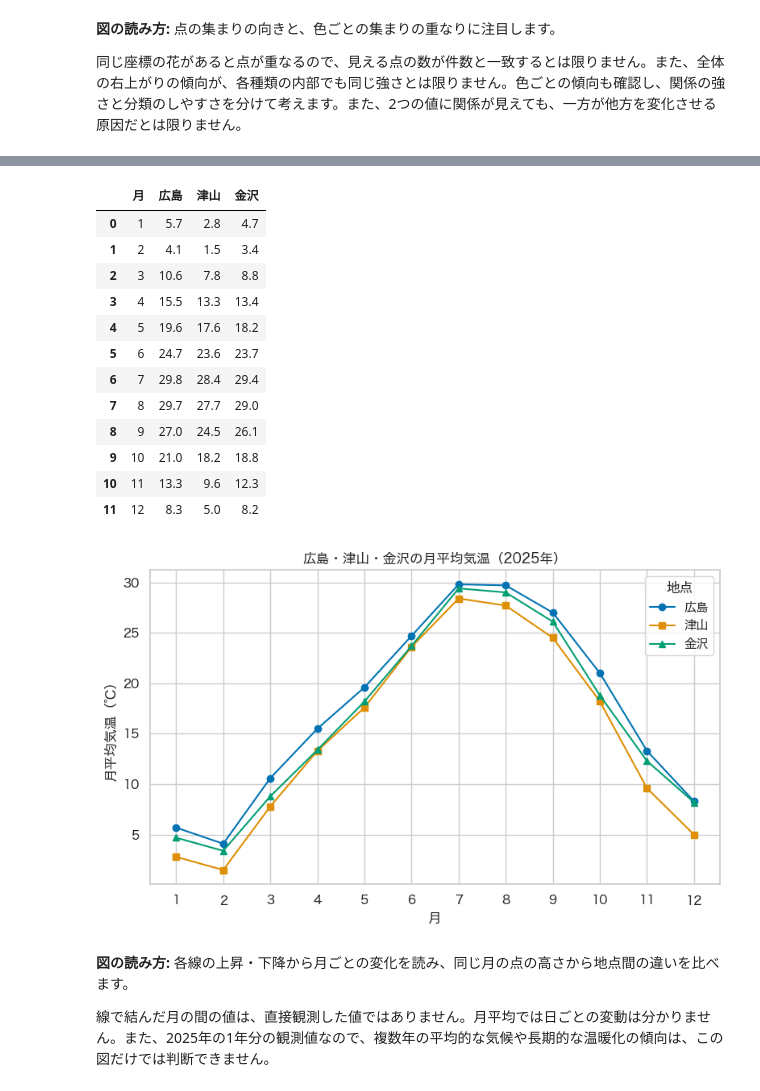
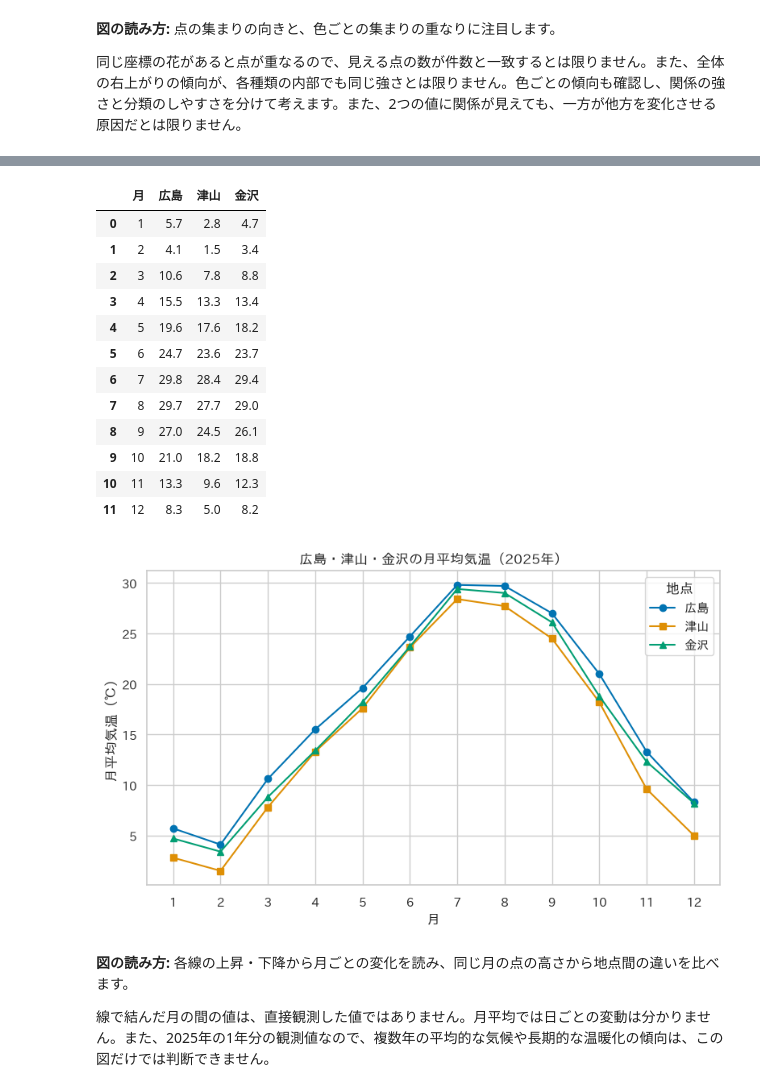
Before and after one commit to KazuhisaFujita/MachineLearning_training, a Jupyter notebook: notebook/lesson02_eda_template.ipynb, the cells around one changed output, grey strips where cells are left out. Cells and saved outputs as stored; diff of their text form; code cells hidden in the pictures.

```diff
--- a/notebook/lesson02_eda_template.ipynb
+++ b/notebook/lesson02_eda_template.ipynb
@@ -542,5 +542,7 @@ petal length (cm) の度数分布表（階級数 = 18）
 # %%
 # ===== ライブラリ読み込み =====
+%pip install -q japanize-matplotlib
+
 import matplotlib.pyplot as plt # グラフ描画用: 棒グラフや折れ線グラフなど、さまざまな図を描くための基本ライブラリ
 import seaborn as sns           # データ可視化用: DataFrameの列を指定し、種類による色分けなどを行いやすくするライブラリ
 
@@ -548,12 +550,9 @@ import seaborn as sns           # データ可視化用: DataFrameの列を指
 # 'whitegrid' は背景にうっすらと罫線を引くスタイル。データの高低が見やすくなります。
 sns.set_theme(style='whitegrid')
 
-# 日本語をグラフに表示するためのフォント設定（日本語がないと文字化けして ■ になってしまいます）
-plt.rcParams['font.family'] = 'sans-serif' #フォントの設定
-plt.rcParams['font.sans-serif'] = [
-    'Hiragino Sans', 'Yu Gothic', 'Noto Sans CJK JP', 'IPAexGothic',
-    'Arial Unicode MS', 'DejaVu Sans'
-] #フォントの設定: macOS / Windows / Linux でそれぞれ日本語を表示できるフォントを順に試します
+# グラフの日本語表示を設定します。
+import japanize_matplotlib
+japanize_matplotlib.japanize()
 
 # 同じ種類は、どの図でも同じ順序・同じ色で表示する
 species_order = list(iris.target_names)
@@ -795,16 +794,20 @@ CSVは、各行の値をカンマで区切って保存した表形式のファ
 # %%
 # ===== 気象データの折れ線グラフ =====
 from pathlib import Path
+from urllib.request import urlopen
 
-# CSVを読み込む（Notebookのフォルダ、またはリポジトリのルートから実行）
+# 教材CSVを用意します（手元になければGitHubから自動取得します）。
 weather_csv = Path('datasets/monthly_mean_temperature_2025.csv')
-if not weather_csv.exists():
+if not weather_csv.exists() and Path('notebook/datasets/monthly_mean_temperature_2025.csv').exists():
     weather_csv = Path('notebook/datasets/monthly_mean_temperature_2025.csv')
 if not weather_csv.exists():
-    raise FileNotFoundError(
-        '気象CSVが見つかりません。datasetsフォルダに '
-        'monthly_mean_temperature_2025.csvを置いてください。'
-    )
+    with urlopen(
+        'https://raw.githubusercontent.com/KazuhisaFujita/MachineLearning_training/main/notebook/datasets/'
+        'monthly_mean_temperature_2025.csv', timeout=30
+    ) as response:
+        csv_data = response.read()
+    weather_csv.parent.mkdir(parents=True, exist_ok=True)
+    weather_csv.write_bytes(csv_data)
 weather_df = pd.read_csv(weather_csv, encoding='utf-8-sig').sort_values('月')
 display(weather_df)
 
@@ -816,34 +819,34 @@ plt.figure(figsize=(8, 5))
 for city, color, marker in zip(cities, weather_colors, weather_markers):
     plt.plot(
         weather_df['月'], weather_df[city],
         label=city, color=color, marker=marker
     )
 
 plt.title('広島・津山・金沢の月平均気温（2025年）')
 plt.xlabel('月')
 plt.ylabel('月平均気温（℃）')
 plt.xticks(range(1, 13))  # 横軸に1〜12月を表示する
 plt.legend(title='地点')
 plt.tight_layout()
 plt.show()
 
 # TODO: 各地点で気温が最も高い月・低い月を、表と図で確認する
 # TODO: 地点間の気温差が大きい月と小さい月を探す
 # %% [output]
 |  | 月 | 広島 | 津山 | 金沢 |
 | 0 | 1 | 5.7 | 2.8 | 4.7 |
 | 1 | 2 | 4.1 | 1.5 | 3.4 |
 | 2 | 3 | 10.6 | 7.8 | 8.8 |
 | 3 | 4 | 15.5 | 13.3 | 13.4 |
 | 4 | 5 | 19.6 | 17.6 | 18.2 |
 | 5 | 6 | 24.7 | 23.6 | 23.7 |
 | 6 | 7 | 29.8 | 28.4 | 29.4 |
 | 7 | 8 | 29.7 | 27.7 | 29.0 |
 | 8 | 9 | 27.0 | 24.5 | 26.1 |
 | 9 | 10 | 21.0 | 18.2 | 18.8 |
 | 10 | 11 | 13.3 | 9.6 | 12.3 |
 | 11 | 12 | 8.3 | 5.0 | 8.2 |
-[figure, old version]
+[figure, new version]
 # %% [markdown]
 **図の読み方:** 各線の上昇・下降から月ごとの変化を読み、同じ月の点の高さから地点間の違いを比べます。
 
```
Also changed, not shown: parts of 23 cells of this notebook, 4 other files.
